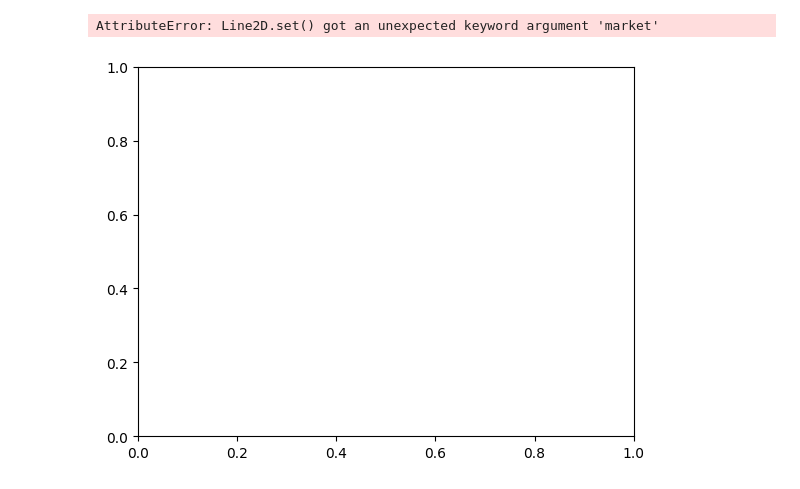
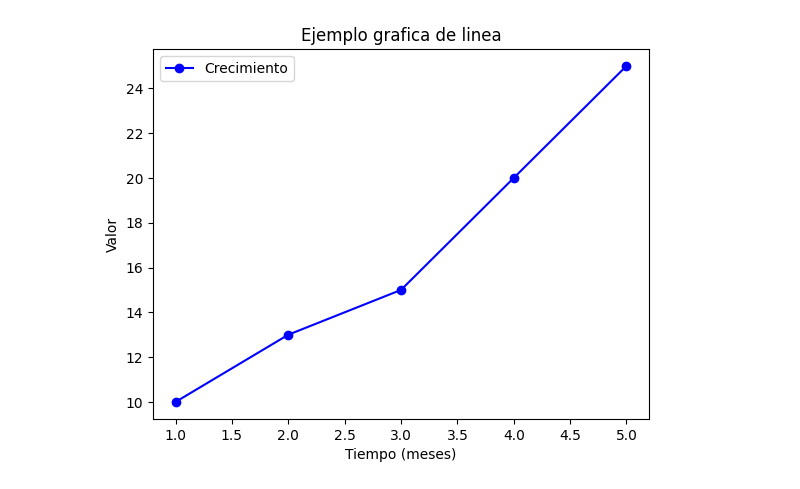
Before and after one commit to RobinsonGo09/analisis, a Jupyter notebook: Graficas.ipynb, the cells around one changed output. Drawn from its saved outputs; the diff is of its cells as text; code cells hidden in the pictures.

```diff
--- a/Graficas.ipynb
+++ b/Graficas.ipynb
@@ -4,16 +5,18 @@ import matplotlib.pyplot as plt
 # %%
-x=[1,2,3,4,5]
-y=[10,13,15,20,25]
+x=[1,2,3,4,5]  # Lista de valores en el eje X (tiempo en meses)
+y=[10,13,15,20,25]  # Lista de valores en el eje Y (valores correspondientes a cada mes)
 
-#Crear el grafico
+# Crear el gráfico
+plt.plot(x,y, marker="o", linestyle="-", color ="b", label="Crecimiento")
+# marker="o" → Dibuja un marcador circular en cada punto
+# linestyle="-" → Usa una línea continua
+# color="b" → Color azul
+# label="Crecimiento" → Etiqueta que aparecerá en la leyenda
 
-plt.plot(x,y, market="o", linestyle="-", color ="b", label="Crecimiento")
-
-plt.xlabel("Tiempo (meses)")
-plt.ylabel("Valor")
-plt.title("Ejemplo grafica de linea")
-plt.legend()
-plt.show()
+plt.xlabel("Tiempo (meses)")  # Etiqueta del eje X
+plt.ylabel("Valor")  # Etiqueta del eje Y
+plt.title("Ejemplo grafica de linea")  # Título del gráfico
+plt.legend()  # Muestra la leyenda con la etiqueta definida en "label"
+plt.show()  # Muestra el gráfico en pantalla
 # %% [output]
-AttributeError: Line2D.set() got an unexpected keyword argument 'market'
-[figure, old version]
+[figure, new version]
```
Also changed, not shown: parts of 4 cells of this notebook.
